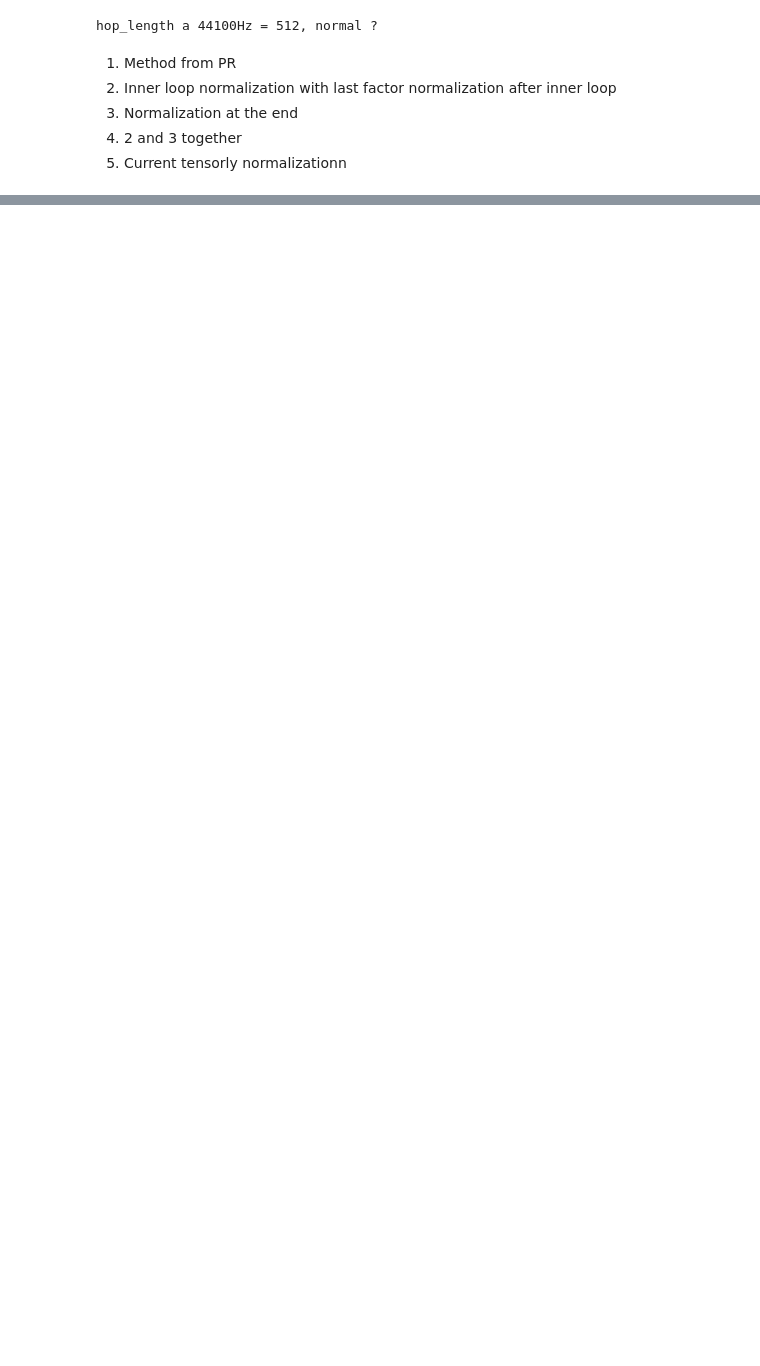
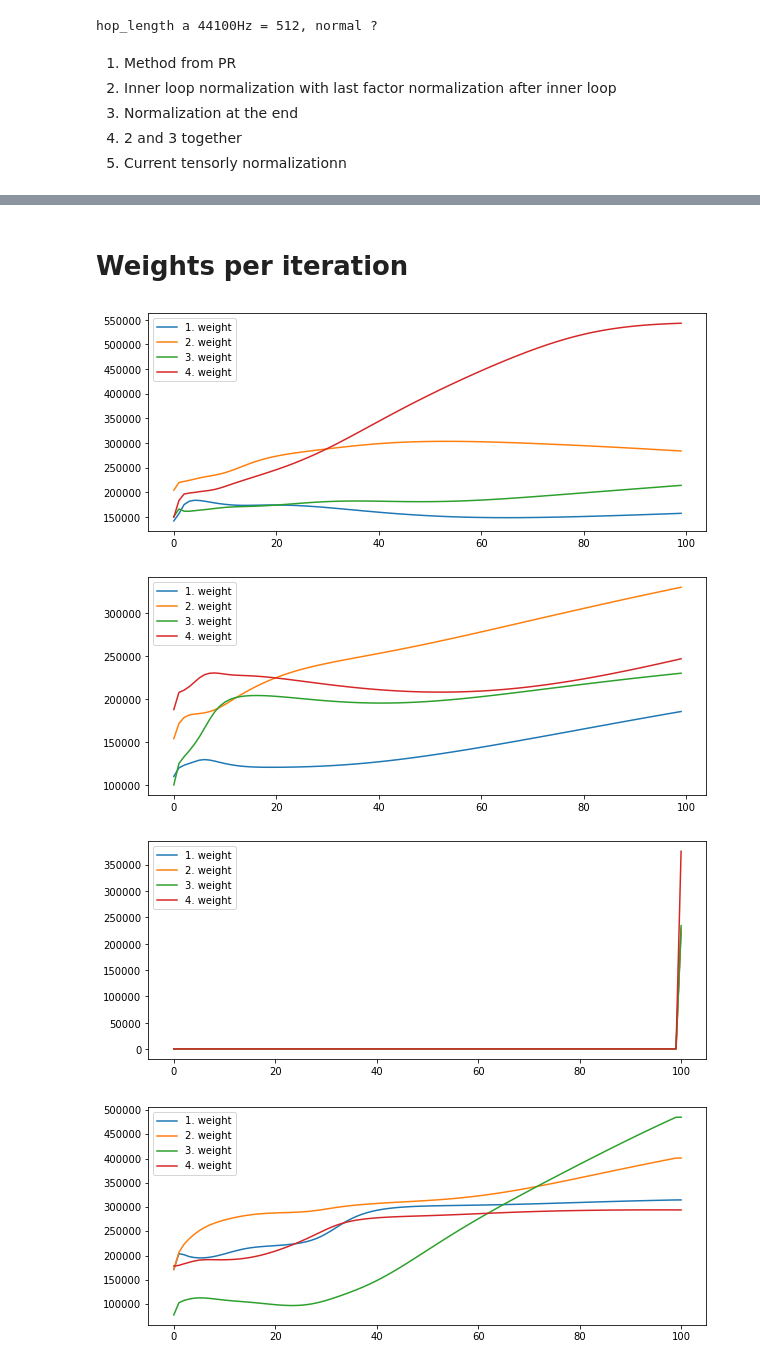
Before and after one commit to tensorly/lab, a Jupyter notebook: tlab/decomposition/normalization_issue_#264/Audio_parafac_normalizaton_comparison.ipynb, the cells around one changed output, grey strips where cells are left out. Saved outputs shown, nothing was run; the diff lists cells and outputs as text; code cells hidden in the pictures; blank space fills up the shorter version.

```diff
--- a/tlab/decomposition/normalization_issue_#264/Audio_parafac_normalizaton_comparison.ipynb
+++ b/tlab/decomposition/normalization_issue_#264/Audio_parafac_normalizaton_comparison.ipynb
@@ -80,0 +84,13 @@ each_iteration(errorsnorm1, errorsnorm2, errorsnorm3, errorsnorm4, errorsnorm5)
+# %% [markdown]
+# Weights per iteration
+# %%
+plot_weights(weights_iter1)
+plot_weights(weights_iter2)
+plot_weights(weights_iter3)
+plot_weights(weights_iter4)
+plot_weights(weights_iter5)
+# %% [output]
+[figure, added]
+[figure, added]
+[figure, added]
+[figure, added]
```
Also changed, not shown: parts of 10 cells of this notebook, 8 other files.
